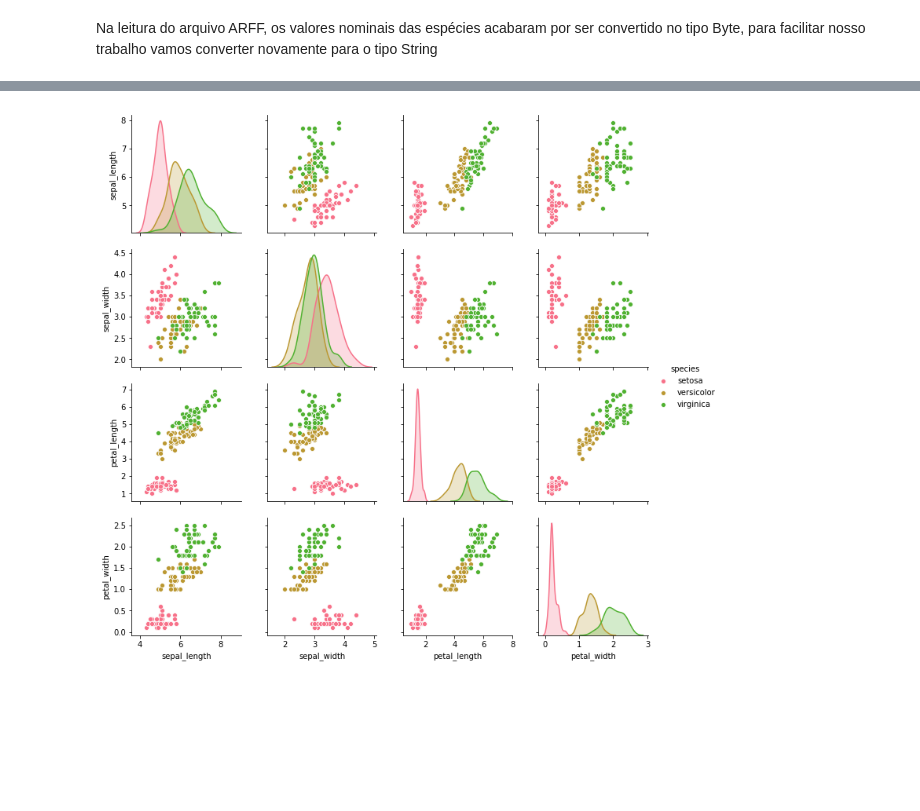
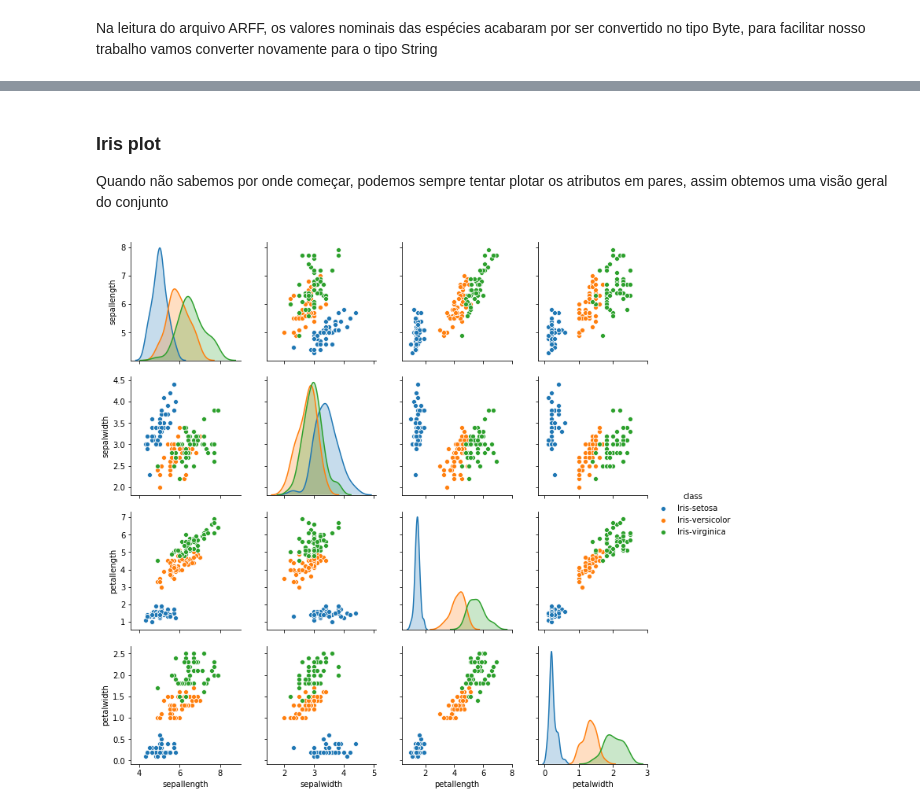
Before and after one commit to xsacbj/Mini-Weka, a Jupyter notebook: Mini Weka.ipynb, the cells around one changed output, grey strips where cells are left out. Drawn from its saved outputs; the diff is of its cells as text; code cells hidden in the pictures; blank space fills up the shorter version.

Commit message:
Visualização dos dados

```diff
--- a/Mini Weka.ipynb
+++ b/Mini Weka.ipynb
@@ -75,6 +77,6 @@ data.sample(5)
 # %% [markdown]
 Na leitura do arquivo ARFF, os valores nominais das espécies acabaram por ser convertido no tipo Byte, para facilitar nosso trabalho vamos converter novamente para o tipo String
 # %%
-data.species = data.species.apply(lambda specie: specie.decode("utf-8"))
+data['class'] = data['class'].apply(lambda specie: specie.decode("utf-8"))
 data.sample(5)
 # %% [output]
@@ -90,0 +89,2 @@ data.sample(5)
+# %%
+iris = data
@@ -91,10 +134,11 @@ data.sample(5)
 # %%
 import seaborn as sns
 import matplotlib.pyplot as plt
-
-sns.set_palette('husl')
+# %% [markdown]
+### Iris plot
+Quando não sabemos por onde começar, podemos sempre tentar plotar os atributos em pares, assim obtemos uma visão geral do conjunto
 # %%
-g = sns.pairplot(data, hue='species', markers='o')
+sns.pairplot(iris, hue='class', markers='o')
 plt.show()
 # %% [output]
-[figure, old version]
+[figure, new version]
```
Also changed, not shown: parts of 20 cells of this notebook.
